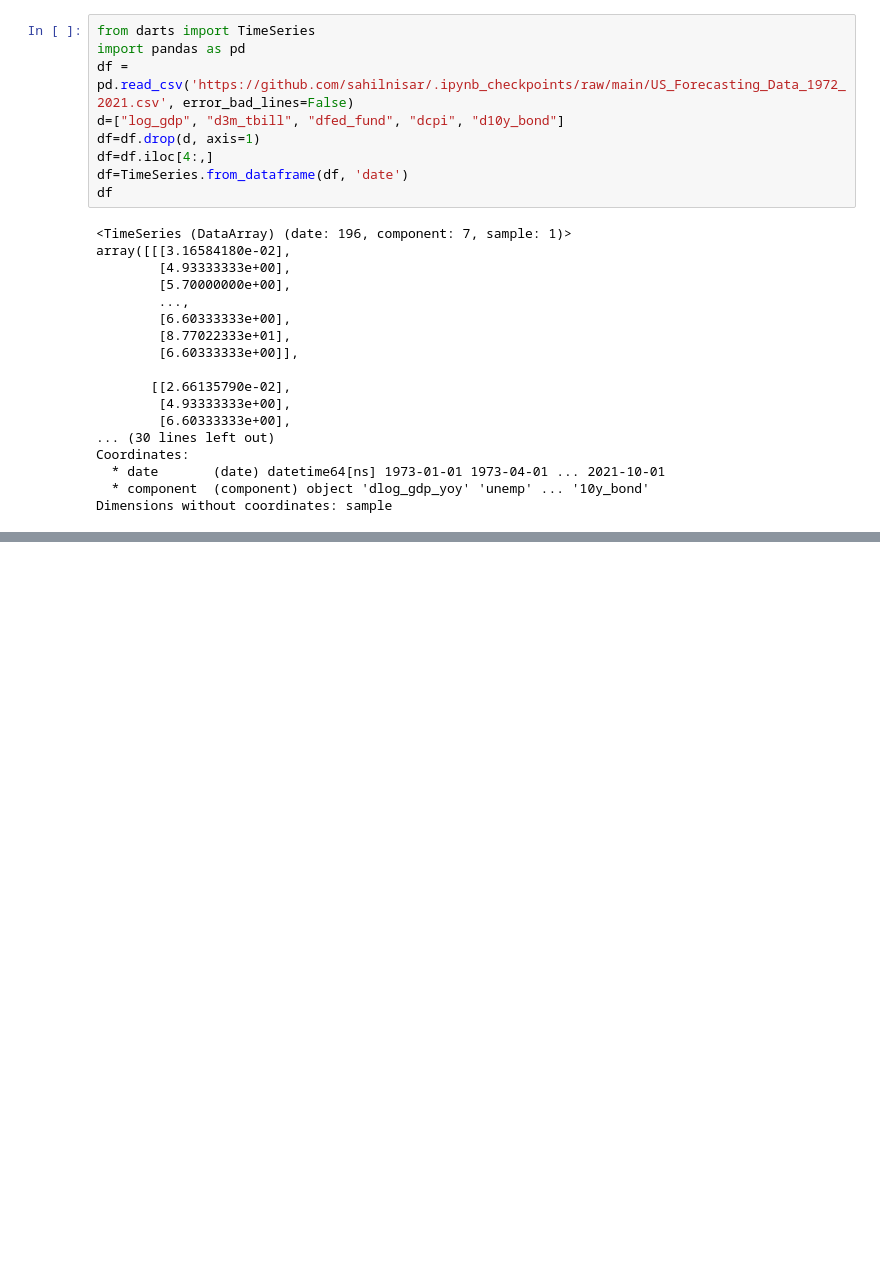
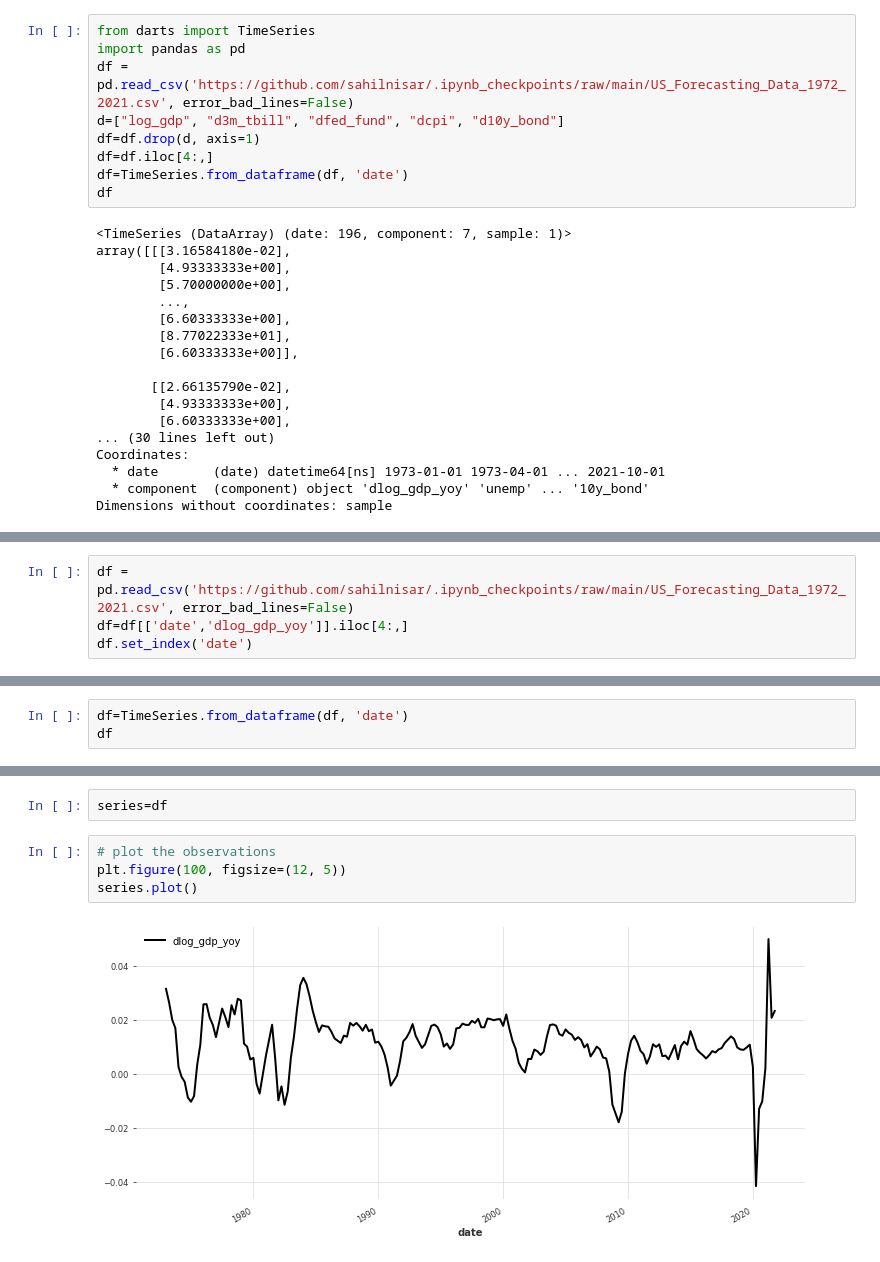
Before and after one commit to sahilnisar/.ipynb_checkpoints, a Jupyter notebook: rnn_gdp_forecasting.ipynb, the cells around one changed output, grey strips where cells are left out. Saved outputs shown, nothing was run; the diff lists cells and outputs as text; blank space fills up the shorter version.

```diff
--- a/rnn_gdp_forecasting.ipynb
+++ b/rnn_gdp_forecasting.ipynb
@@ -431,3 +431,7 @@ month_series = datetime_attribute_timeseries(
 
 covariates = year_series.stack(month_series)
 cov_train, cov_val = covariates.split_after(pd.Timestamp(FC_START))
+# %%
+df = pd.read_csv('https://github.com/sahilnisar/.ipynb_checkpoints/raw/main/US_Forecasting_Data_1972_2021.csv', error_bad_lines=False)
+df=df[['date','dlog_gdp_yoy']].iloc[4:,]
+df.set_index('date')
@@ -433,0 +453,3 @@ cov_train, cov_val = covariates.split_after(pd.Timestamp(FC_START))
+# %%
+df=TimeSeries.from_dataframe(df, 'date')
+df
@@ -433,0 +474,8 @@ cov_train, cov_val = covariates.split_after(pd.Timestamp(FC_START))
+# %%
+series=df
+# %%
+# plot the observations
+plt.figure(100, figsize=(12, 5))
+series.plot()
+# %% [output]
+[figure, added]
```
Also changed, not shown: parts of 41 cells of this notebook.
